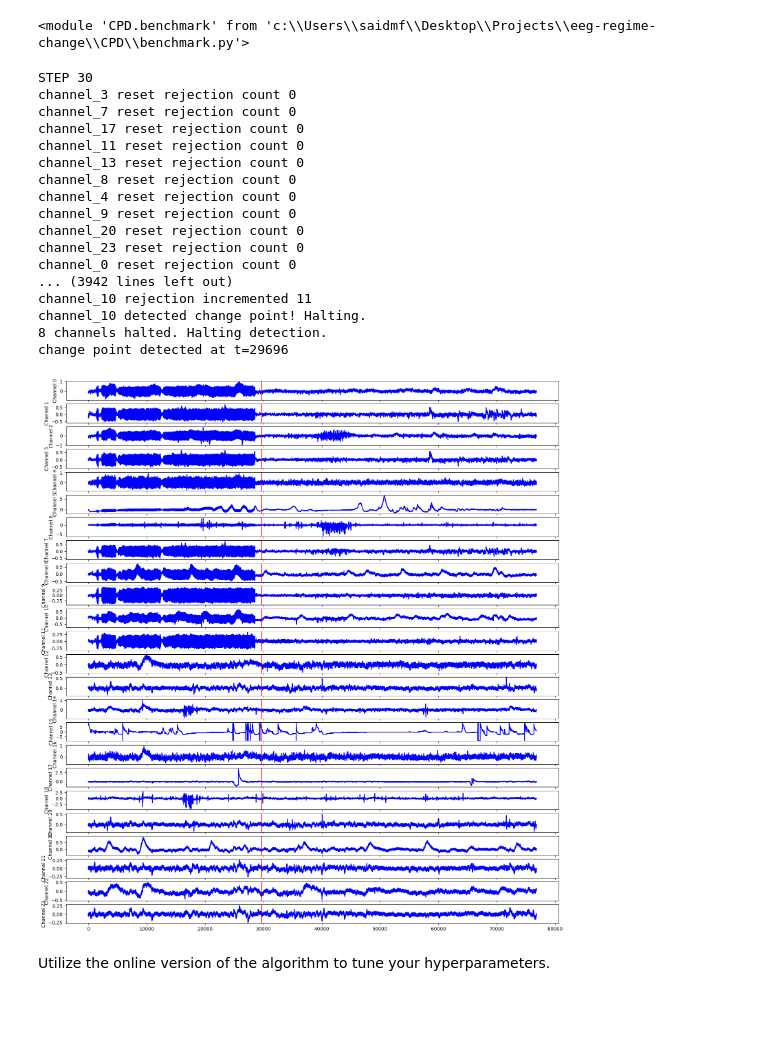
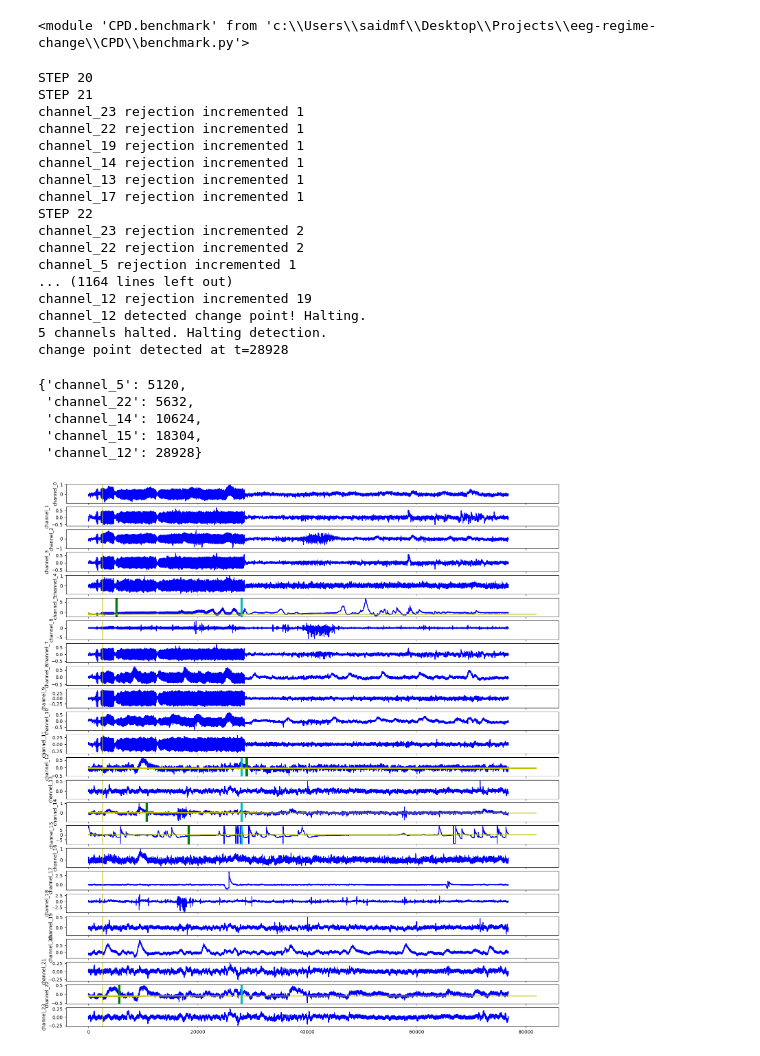
Before and after one commit to F-said/eeg-regime-change, a Jupyter notebook: baseline_test.ipynb, the cells around one changed output. Saved outputs shown, nothing was run; the diff lists cells and outputs as text; code cells hidden in the pictures; blank space fills up the shorter version.

Commit message:
Added earthquake data and reran

```diff
--- a/baseline_test.ipynb
+++ b/baseline_test.ipynb
@@ -32,8 +36,8 @@ channels = {}
 for i in range(len(eeg_data)):
     channels[f"channel_{i}"] = eeg_data[i]
 # %%
-# warm up for 30 seconds and determine best lags
-# (runs in 23 mins)
-arpwarm = CPD.benchwarm.ARPWarm(channels, n0=30, M=10, chunks=6)
+# warm up for 20 seconds and determine best lags
+# (runs in 5 mins)
+arpwarm = CPD.benchwarm.ARPWarm(channels, n0=20, chunks=6)
 arpwarm.warmup()
 # %% [output]
@@ -60,40 +64,59 @@ reload(CPD.benchmark)
 # %% [output]
 <module 'CPD.benchmark' from 'c:\\Users\\saidmf\\Desktop\\Projects\\eeg-regime-change\\CPD\\benchmark.py'>
 # %%
-cpd = CPD.benchmark.Online(arpwarm, k=10)
+cpd = CPD.benchmark.Online(arpwarm, k=5, M=18)
 # %%
-change_point = cpd.run()
+change_point, forecasts = cpd.run()
 
-print(f"change point detected at t={change_point}")
+cpt = max(change_point.values())
+
+print(f"change point detected at t={cpt}")
 # %% [output]
-STEP 30
-channel_3 reset rejection count 0
-channel_7 reset rejection count 0
-channel_17 reset rejection count 0
-channel_11 reset rejection count 0
-channel_13 reset rejection count 0
-channel_8 reset rejection count 0
-channel_4 reset rejection count 0
-channel_9 reset rejection count 0
-channel_20 reset rejection count 0
-channel_23 reset rejection count 0
-channel_0 reset rejection count 0
-... (3942 lines left out)
-channel_10 rejection incremented 11
-channel_10 detected change point! Halting.
-8 channels halted. Halting detection.
-change point detected at t=29696
+STEP 20
+STEP 21
+channel_23 rejection incremented 1
+channel_22 rejection incremented 1
+channel_19 rejection incremented 1
+channel_14 rejection incremented 1
+channel_13 rejection incremented 1
+channel_17 rejection incremented 1
+STEP 22
+channel_23 rejection incremented 2
+channel_22 rejection incremented 2
+channel_5 rejection incremented 1
+... (1164 lines left out)
+channel_12 rejection incremented 19
+channel_12 detected change point! Halting.
+5 channels halted. Halting detection.
+change point detected at t=28928
+# %%
+change_point
+# %% [output]
+{'channel_5': 5120,
+ 'channel_22': 5632,
+ 'channel_14': 10624,
+ 'channel_15': 18304,
+ 'channel_12': 28928}
 # %%
 time = [i for i in range(eeg_data.shape[1])]
+
+warmup = 20 * 128
+actual_change = 28000
 
 fig, axs = plt.subplots(eeg_data.shape[0], 1, sharex=True)
 fig.set_size_inches(18.5, 20.5)
 
 for c in range(eeg_data.shape[0]):
-    axs[c].plot(time, eeg_data[c], 'b')
-    axs[c].axvline(x=change_point, c='r')
-    axs[c].set_ylabel(f"Channel {c}")
+    chan = f"channel_{c}"
+    axs[c].plot(time, channels[chan], 'b')
+
+    axs[c].axvline(x=warmup, c='y')
+    if chan in change_point:
+        cpt = change_point[chan]
+        axs[c].axvline(x=cpt, c='g', linewidth=5)
+        axs[c].axvline(x=actual_change, c='c', linewidth=5)
+        fore_time = [i for i in range(len(forecasts[chan]))]
+        axs[c].plot(fore_time, forecasts[chan], 'y')
+    axs[c].set_ylabel(chan)
 # %% [output]
-[figure, old version]
+[figure, new version]
-# %% [markdown]
-Utilize the online version of the algorithm to tune your hyperparameters.
```
Also changed, not shown: parts of 8 cells of this notebook, 5 other files.
